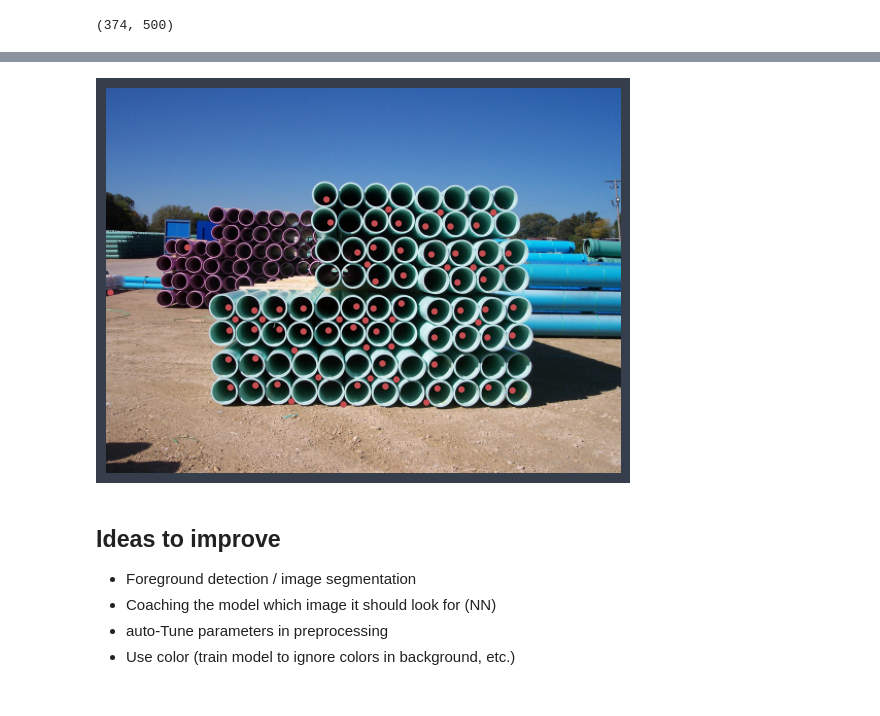
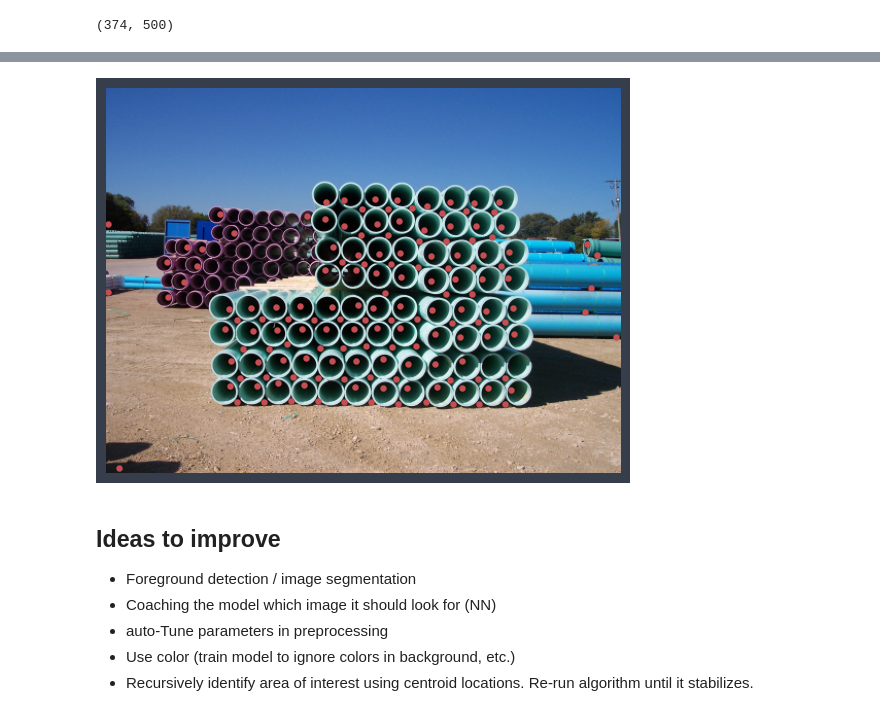
Before and after one commit to jonathanlamar/object-counting, a Jupyter notebook: jon_experimental/TDA EDA.ipynb, the cells around one changed output, grey strips where cells are left out. Cells and saved outputs as stored; diff of their text form; code cells hidden in the pictures.

```diff
--- a/jon_experimental/TDA EDA.ipynb
+++ b/jon_experimental/TDA EDA.ipynb
@@ -107,25 +107,25 @@ components = getObjectComponents(df)
 # %%
 plt.figure(figsize=(8, 5))
 plt.imshow(img_original)
 
-#thresh = 0.6
-#idxs = np.arange(dgm.shape[0])
-#idxs = idxs[np.abs(dgm[:, 1] - dgm[:, 0]) > thresh]
+thresh = 0.6
+idxs = np.arange(dgm.shape[0])
+idxs = idxs[np.abs(dgm[:, 1] - dgm[:, 0]) > thresh]
 
 # X and Y allow me to index every point in the image
 X, Y = np.meshgrid(np.arange(smoothed.shape[1]), np.arange(smoothed.shape[0]))
 X = X.flatten()
 Y = Y.flatten()
 bidxs = []
 
 for idx in idxs:
     bidx = np.argmin(np.abs(smoothed - dgm[idx, 0]))
     bidxs.append(bidx)
     plt.scatter(X[bidx], Y[bidx], 20, 'r')
 
 _=plt.axis('off')
 # %% [output]
-[figure, old version]
+[figure, new version]
 # %% [markdown]
 ## Ideas to improve
 
@@ -133,3 +133,4 @@ _=plt.axis('off')
 - Coaching the model which image it should look for (NN)
 - auto-Tune parameters in preprocessing
 - Use color (train model to ignore colors in background, etc.)
+- Recursively identify area of interest using centroid locations.  Re-run algorithm until it stabilizes.
```
Also changed, not shown: parts of 6 cells of this notebook.
